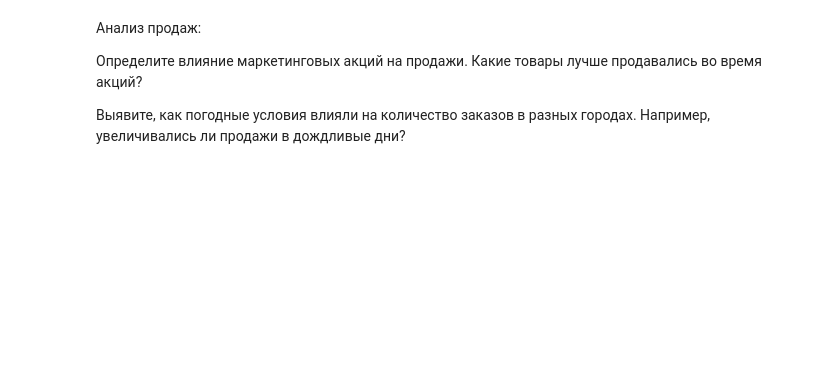
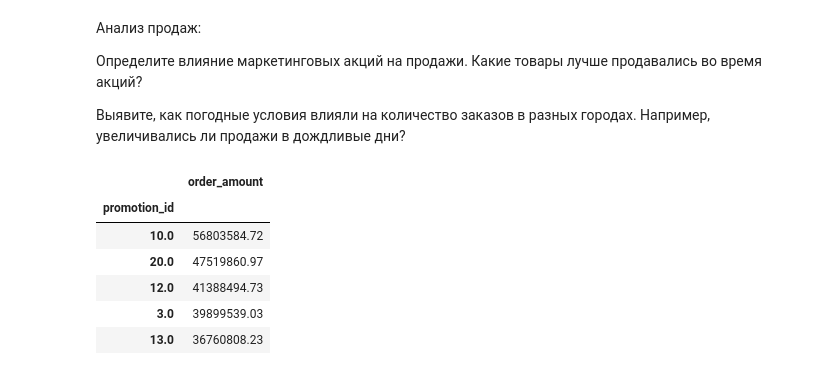
Before and after one commit to sapozhnikovk/da_final, a Jupyter notebook: DA_final_work.ipynb, the cells around one changed output. Drawn from its saved outputs; the diff is of its cells as text; code cells hidden in the pictures; blank space fills up the shorter version.

```diff
--- a/DA_final_work.ipynb
+++ b/DA_final_work.ipynb
@@ -214,8 +307,16 @@ merged_orders_weather_promo
 # %%
 # Влияние маркетинговых акций на продажи
 grouped_sales = merged_orders_weather_promo.groupby(['promotion_id']).agg({'order_amount': 'sum'})
 top_sold_products = grouped_sales.sort_values(by=['order_amount'], ascending=False)
-print(top_sold_products.head())
+top_sold_products.head()
+# %% [output]
+|  | order_amount |
+| promotion_id |  |
+| 10.0 | 56803584.72 |
+| 20.0 | 47519860.97 |
+| 12.0 | 41388494.73 |
+| 3.0 | 39899539.03 |
+| 13.0 | 36760808.23 |
 # %%
 # Влияние погодных условий на продажи
 #grouped_orders = merged_orders_weather_promo.groupby(['date', 'city', 'temperature']).agg({'order_amount': 'sum'})
```
Also changed, not shown: parts of 11 cells of this notebook.
